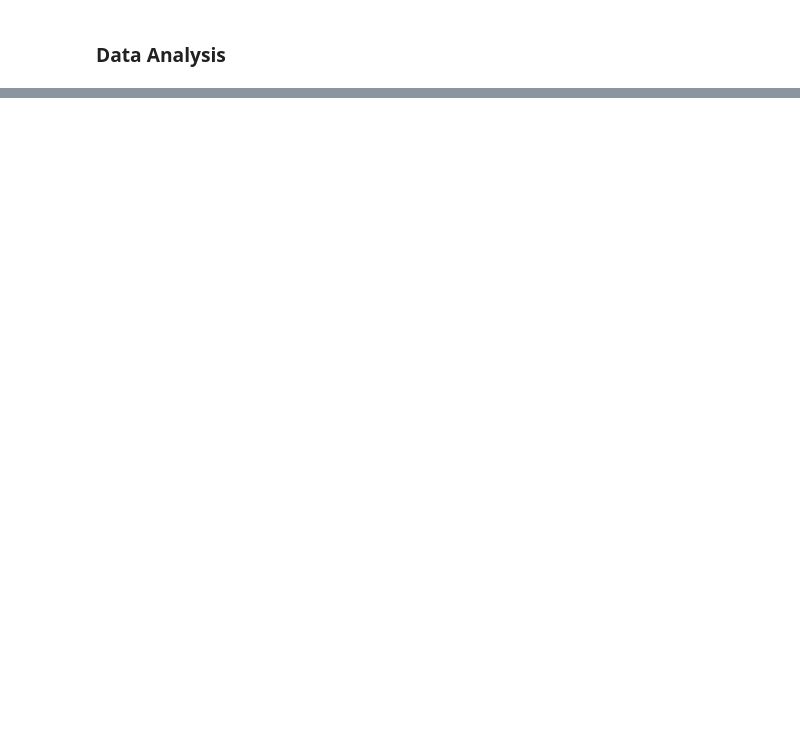
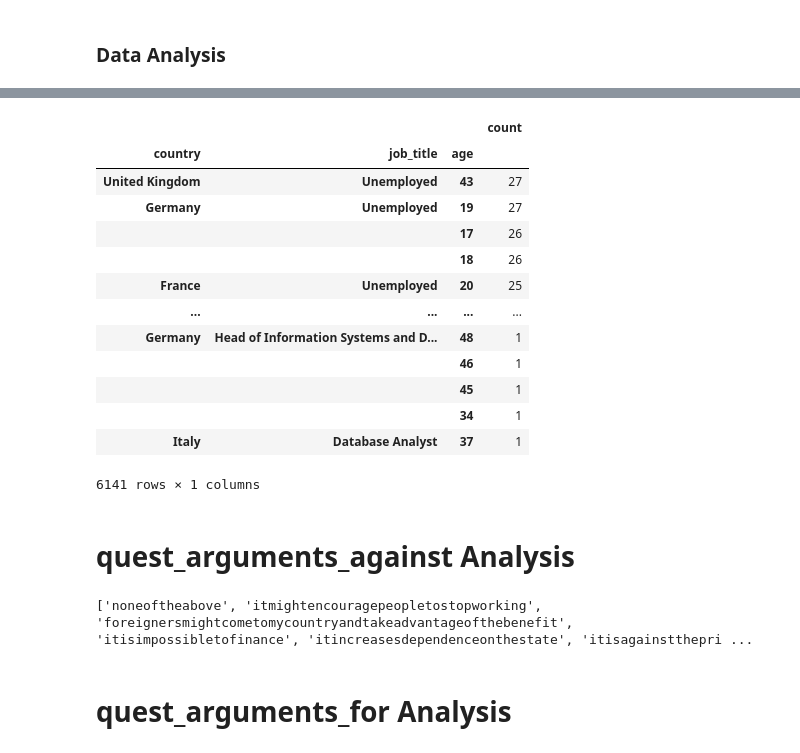
Before and after one commit to juankmp/Project_1_0420_JuanMunoz, a Jupyter notebook: notebooks/analysis.ipynb, the cells around one changed output, grey strips where cells are left out. Drawn from its saved outputs; the diff is of its cells as text; code cells hidden in the pictures; blank space fills up the shorter version.

```diff
--- a/notebooks/analysis.ipynb
+++ b/notebooks/analysis.ipynb
@@ -19,0 +36,71 @@ df_all.head()
+# %%
+df_result = df_all.groupby(['country','job_title','age'])['uuid'].agg(['count']).sort_values(by='count',ascending = False)
+
+
+#df_result = df_result[df_result['job_title'] == 'Data Scientist']
+display(df_result)
+# %% [output]
+|  |  |  | count |
+| country | job_title | age |  |
+| United Kingdom | Unemployed | 43 | 27 |
+| Germany | Unemployed | 19 | 27 |
+|  |  | 17 | 26 |
+|  |  | 18 | 26 |
+| France | Unemployed | 20 | 25 |
+| ... | ... | ... | ... |
+| Germany | Head of Information Systems and D... | 48 | 1 |
+|  |  | 46 | 1 |
+|  |  | 45 | 1 |
+|  |  | 34 | 1 |
+| Italy | Database Analyst | 37 | 1 |
+6141 rows × 1 columns
+# %% [markdown]
+# quest_arguments_against Analysis
+# %%
+#function for analysis of arguments for:
+def replace_comma(x):
+    try:
+        return x.replace(" ", "").replace(",", "-").lower()
+    except:
+        return x
+
+#creating a new column in the dataset
+df_all['quest_arguments_against_2'] = df_all['quest_arguments_against'].apply(replace_comma)
+
+#function that shows the real unique values of the column dataframe
+def list_unique(x):
+
+    value_list = []
+    for i in df_all[x]:
+        value = i.split("|")
+        value_list.append(value)
+
+    final_list = []
+    for i in value_list:
+        for j in i:
+            final_list.append(j)
+    return final_list
+
+def remove_duplicates(x):
+    return list(dict.fromkeys(x))
+
+fin_list = list_unique('quest_arguments_against_2')
+final_list = remove_duplicates(fin_list)
+
+print (final_list)
+len(final_list)
+
+
+#Updates the new column as a list of responses
+df_all['quest_arguments_against_2']
+df_all['quest_arguments_against_2'] = df_all['quest_arguments_against_2'].str.replace("|",",")
+
+
+value_list = []
+for i in df_all['quest_arguments_against_2']:
+    val = list(i.split(","))
+    value_list.append(val)
+
+df_all['quest_arguments_against_2'] = value_list
+# %% [output]
+['noneoftheabove', 'itmightencouragepeopletostopworking', 'foreignersmightcometomycountryandtakeadvantageofthebenefit', 'itisimpossibletofinance', 'itincreasesdependenceonthestate', 'itisagainstthepri ...
@@ -20,3 +164,5 @@ df_all.head()
+# %% [markdown]
+# quest_arguments_for Analysis
 # %%
 #function for analysis of arguments for:
 def replace_comma(x):
```
Also changed, not shown: parts of 9 cells of this notebook, 16 other files.
